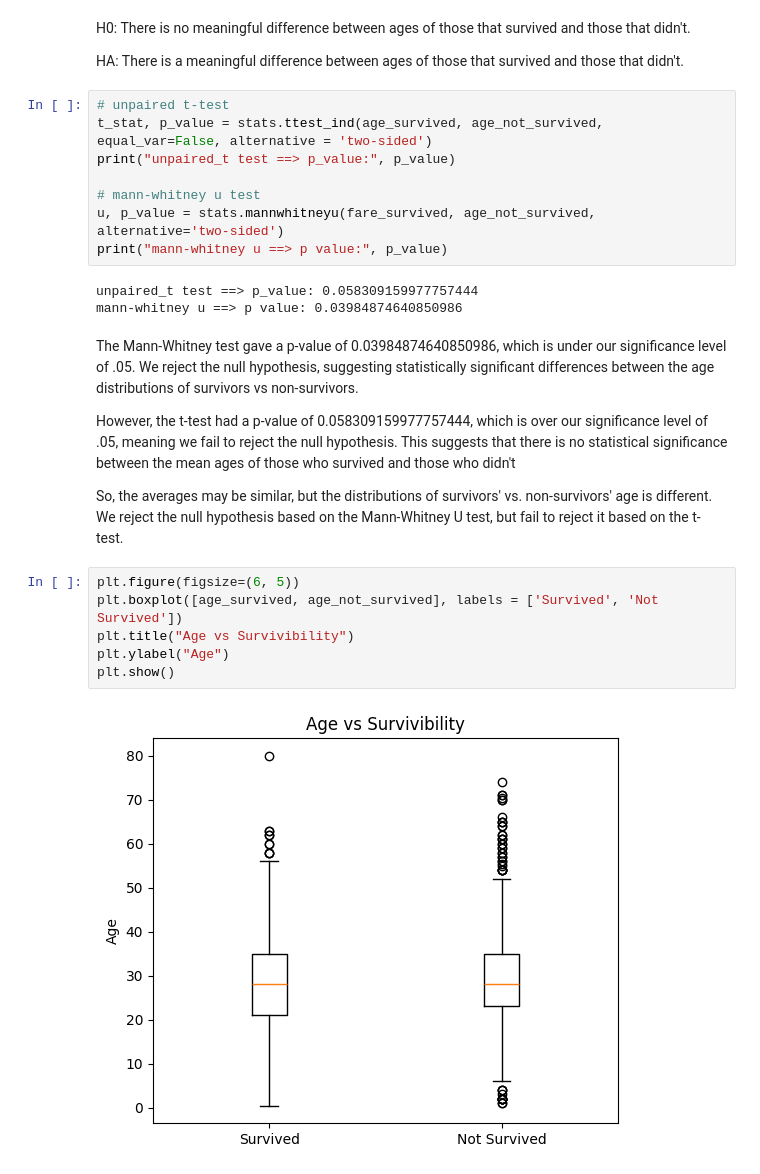
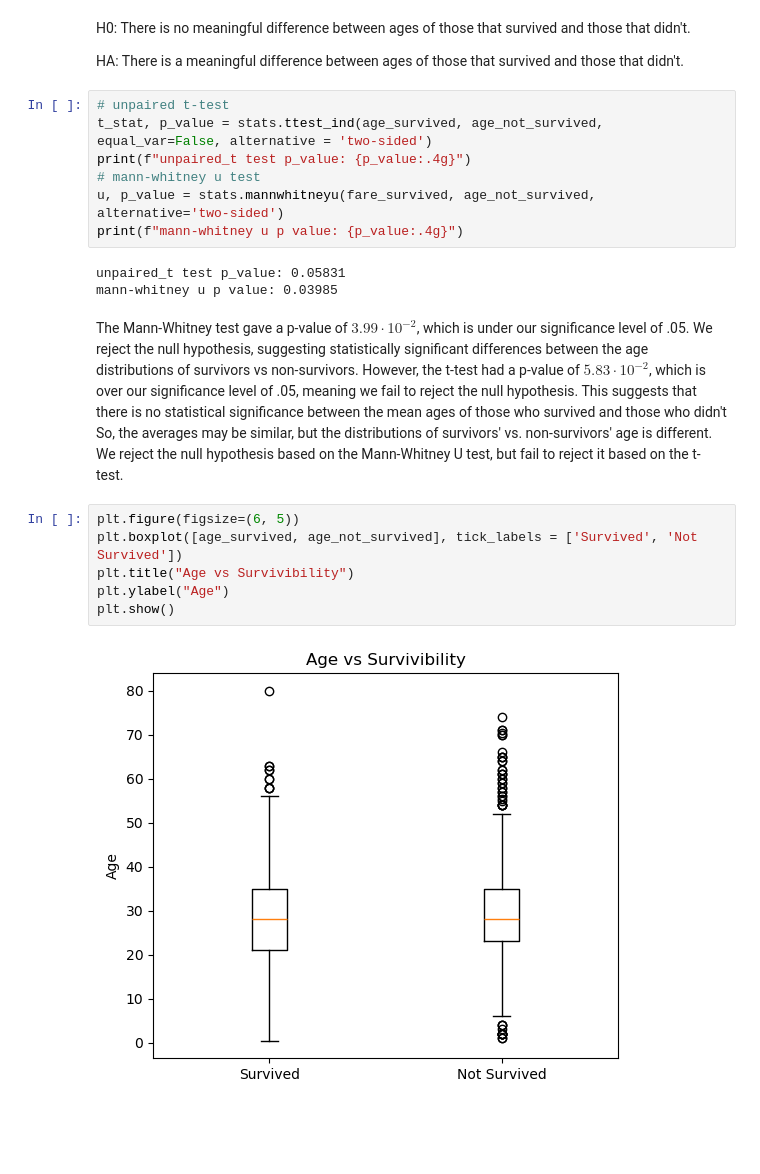
Before and after one commit to ashiqur0421/CMSC320_Group_Project, a Jupyter notebook: project.ipynb, the cells around one changed output. Drawn from its saved outputs; the diff is of its cells as text; blank space fills up the shorter version.

```diff
--- a/project.ipynb
+++ b/project.ipynb
@@ -214,25 +358,22 @@ HA: There is a meaningful difference between ages of those that survived and tho
 # %%
 # unpaired t-test
 t_stat, p_value = stats.ttest_ind(age_survived, age_not_survived, equal_var=False, alternative = 'two-sided')
-print("unpaired_t test ==> p_value:", p_value)
-
+print(f"unpaired_t test p_value: {p_value:.4g}")
 # mann-whitney u test
 u, p_value = stats.mannwhitneyu(fare_survived, age_not_survived, alternative='two-sided')
-print("mann-whitney u ==> p value:", p_value)
+print(f"mann-whitney u p value: {p_value:.4g}")
 # %% [output]
-unpaired_t test ==> p_value: 0.058309159977757444
-mann-whitney u ==> p value: 0.03984874640850986
+unpaired_t test p_value: 0.05831
+mann-whitney u p value: 0.03985
 # %% [markdown]
-The Mann-Whitney test gave a p-value of 0.03984874640850986, which is under our significance level of .05. We reject the null hypothesis, suggesting statistically significant differences between the age distributions of survivors vs non-survivors.
-
-However, the t-test had a p-value of 0.058309159977757444, which is over our significance level of .05, meaning we fail to reject the null hypothesis. This suggests that there is no statistical significance between the mean ages of those who survived and those who didn't
-
+The Mann-Whitney test gave a p-value of $3.99 \cdot 10^{-2}$, which is under our significance level of .05. We reject the null hypothesis, suggesting statistically significant differences between the age distributions of survivors vs non-survivors.
+However, the t-test had a p-value of $5.83 \cdot 10^{-2}$, which is over our significance level of .05, meaning we fail to reject the null hypothesis. This suggests that there is no statistical significance between the mean ages of those who survived and those who didn't
 So, the averages may be similar, but the distributions of survivors' vs. non-survivors' age is different. We reject the null hypothesis based on the Mann-Whitney U test, but fail to reject it based on the t-test.
 # %%
 plt.figure(figsize=(6, 5))
-plt.boxplot([age_survived, age_not_survived], labels = ['Survived', 'Not Survived'])
+plt.boxplot([age_survived, age_not_survived], tick_labels = ['Survived', 'Not Survived'])
 plt.title("Age vs Survivibility")
 plt.ylabel("Age")
 plt.show()
 # %% [output]
-[figure, old version]
+[figure, new version]
```
Also changed, not shown: parts of 47 cells of this notebook.
